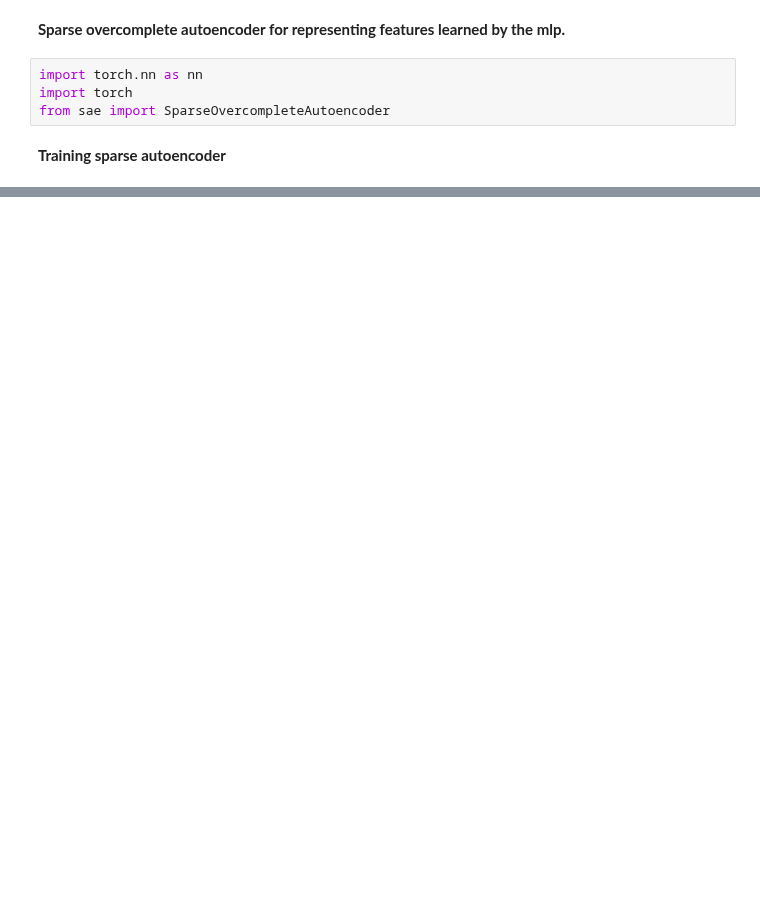
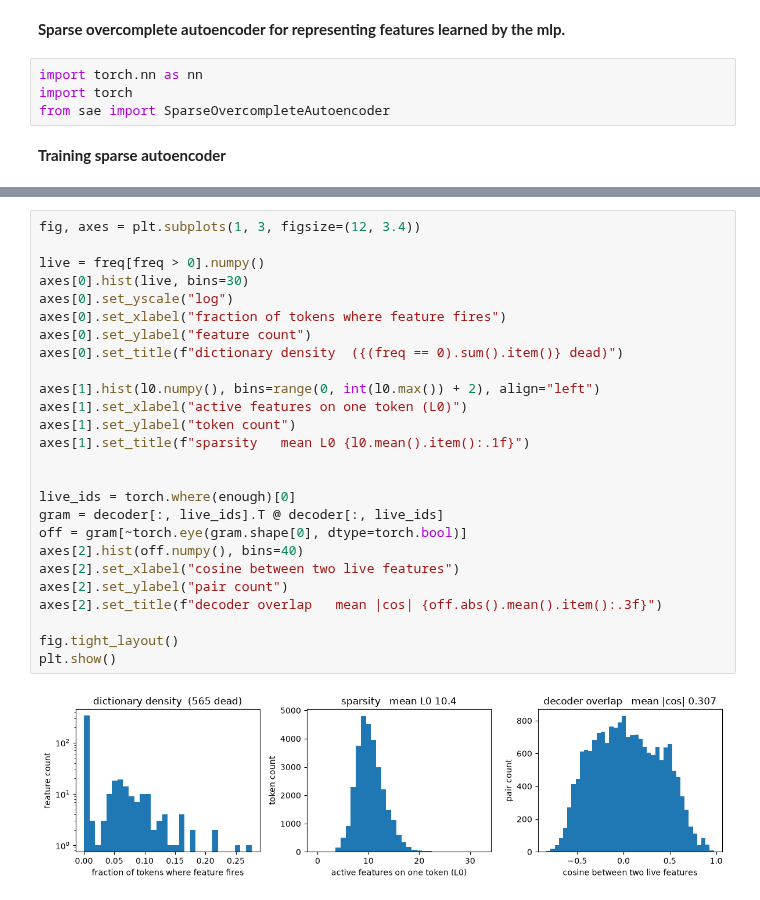
Before and after one commit to PandaGrdn/research-reimplementations, a Jupyter notebook: transformers/sae_train.ipynb, the cells around one changed output, grey strips where cells are left out. Saved outputs shown, nothing was run; the diff lists cells and outputs as text; blank space fills up the shorter version.

```diff
--- a/transformers/sae_train.ipynb
+++ b/transformers/sae_train.ipynb
@@ -51,0 +105,28 @@ Step 1900, Loss: 0.2955012321472168
+# %%
+fig, axes = plt.subplots(1, 3, figsize=(12, 3.4))
+
+live = freq[freq > 0].numpy()
+axes[0].hist(live, bins=30)
+axes[0].set_yscale("log")
+axes[0].set_xlabel("fraction of tokens where feature fires")
+axes[0].set_ylabel("feature count")
+axes[0].set_title(f"dictionary density  ({(freq == 0).sum().item()} dead)")
+
+axes[1].hist(l0.numpy(), bins=range(0, int(l0.max()) + 2), align="left")
+axes[1].set_xlabel("active features on one token (L0)")
+axes[1].set_ylabel("token count")
+axes[1].set_title(f"sparsity   mean L0 {l0.mean().item():.1f}")
+
+
+live_ids = torch.where(enough)[0]
+gram = decoder[:, live_ids].T @ decoder[:, live_ids]
+off = gram[~torch.eye(gram.shape[0], dtype=torch.bool)]
+axes[2].hist(off.numpy(), bins=40)
+axes[2].set_xlabel("cosine between two live features")
+axes[2].set_ylabel("pair count")
+axes[2].set_title(f"decoder overlap   mean |cos| {off.abs().mean().item():.3f}")
+
+fig.tight_layout()
+plt.show()
+# %% [output]
+[figure, added]
```
Also changed, not shown: parts of 4 cells of this notebook, 1 other file.
